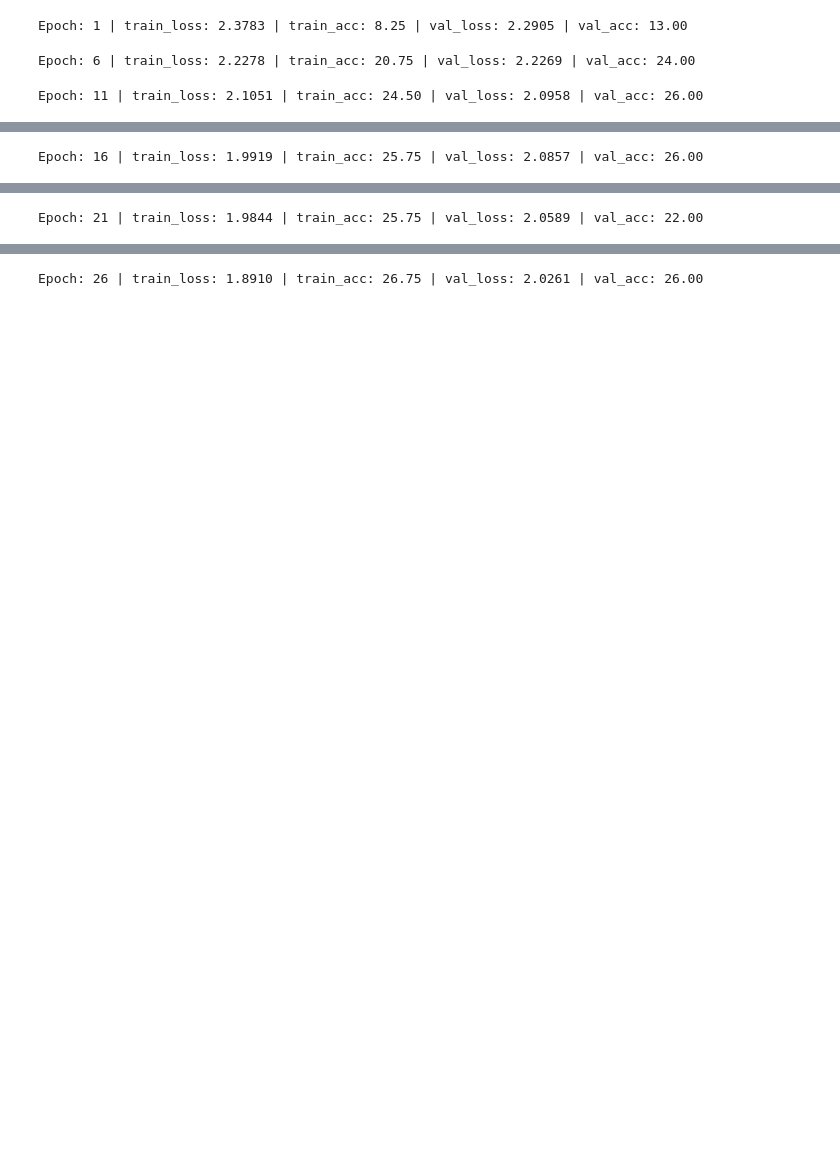
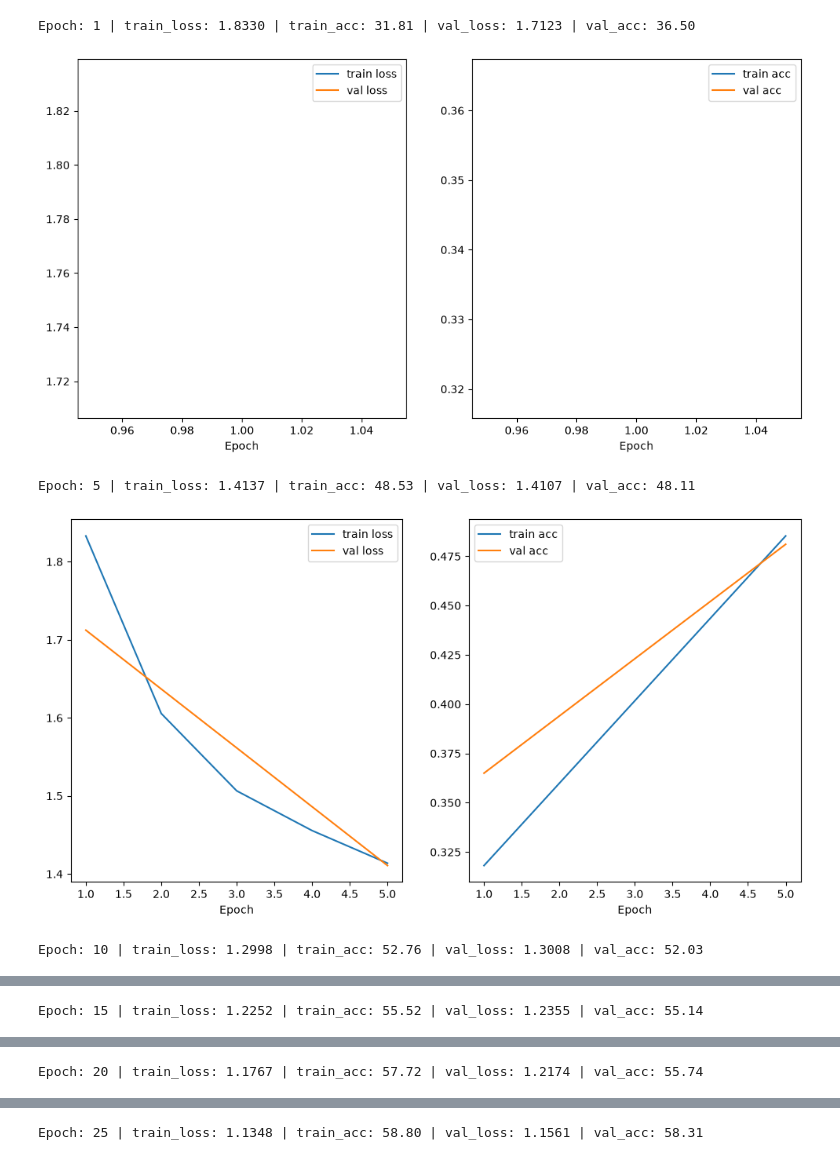
Before and after one commit to brien60/ViT, a Jupyter notebook: vit.ipynb, the cells around one changed output, grey strips where cells are left out. Cells and saved outputs as stored; diff of their text form; code cells hidden in the pictures; blank space fills up the shorter version.

Commit message:
add plotting

```diff
--- a/vit.ipynb
+++ b/vit.ipynb
@@ -12,7 +12,6 @@ from tqdm.auto import tqdm
 from vit import *
 from eval import *
 # %%
-
 
 device = "cuda" if torch.cuda.is_available() else "cpu"
 
@@ -21,7 +20,9 @@ transform = transforms.Compose([
     transforms.Normalize(
         mean=(0.4914, 0.4822, 0.4465),
         std=(0.2470, 0.2435, 0.2616)
-    )
+    ),
+    transforms.RandomCrop(32, padding=4),
+    transforms.RandomHorizontalFlip(p=0.5),
 ])
 
 
@@ -31,16 +32,12 @@ test_dataset = CIFAR10(root="data", train=False, transform=transform, download=T
 torch.manual_seed(42)
 
 val_ratio = 0.2
-# num_val_samples = int(val_ratio * len(train_dataset))
-# num_train_samples = len(train_dataset) - num_val_samples
-
-train_dataset = Subset(train_dataset, range(0, 500))
-num_val_samples = 100
-num_train_samples = 400
+num_val_samples = int(val_ratio * len(train_dataset))
+num_train_samples = len(train_dataset) - num_val_samples
 
 train_dataset, val_dataset = random_split(train_dataset, [num_train_samples, num_val_samples])
 
-batch_size = 128
+batch_size = 64
 
 train_dataloader = DataLoader(
     train_dataset,
@@ -64,16 +61,30 @@ config = ViTConfig()
 model = ViT(config).to(device)
 
 epochs = 500
-lr = 3e-4
-weight_decay = 1e-4
+lr = 1e-3
+weight_decay = 5e-2
 
-optimizer = torch.optim.AdamW(params=model.parameters(), lr=lr, weight_decay=weight_decay)
+optimizer = torch.optim.AdamW(
+    params=model.parameters(),
+    lr=lr,
+    weight_decay=weight_decay
+)
 
 scheduler = torch.optim.lr_scheduler.CosineAnnealingLR(
     optimizer,
     T_max=epochs
 )
 loss_fn = torch.nn.CrossEntropyLoss()
+
+train_losses = []
+val_losses = []
+
+train_accs = []
+val_accs = []
+
+train_epochs = []
+val_epochs = []
+
 
 for epoch in range(epochs):
     train_loss = 0.0
@@ -93,42 +104,71 @@ for epoch in range(epochs):
         loss = loss_fn(logits, y_train)
         train_loss += loss.item()
 
+
         loss.backward()
         optimizer.step()
 
-        if (epoch % 5 == 0):
+        if (epoch == 0 or (epoch+1) % 5 == 0):
             train_correct_preds += correct_preds(logits, y_train)
 
         pbar.update(len(x_train))
 
     pbar.close()
     scheduler.step()
 
+    train_losses.append(train_loss / len(train_dataloader))
+    train_epochs.append(epoch+1)
+
+
     val_correct_preds = 0
     val_loss = 0.0
 
 
-    if (epoch % 5 == 0):
+    if (epoch == 0 or (epoch+1) % 5 == 0):
         model.eval()
         for i, val_batch in enumerate(val_dataloader):
             x_val, y_val = val_batch
             x_val, y_val = x_val.to(device), y_val.to(device)
 
             logits = model(x_val)
 
             loss = loss_fn(logits, y_val)
             val_loss += loss.item()
 
             val_correct_preds += correct_preds(logits, y_val)
 
+        val_losses.append(val_loss / len(val_dataloader))
+        train_accs.append(train_correct_preds / num_train_samples)
+        val_accs.append(val_correct_preds / num_val_samples)
+        val_epochs.append(epoch+1)
+
         print(f"Epoch: {epoch+1} | "
               f"train_loss: {train_loss / len(train_dataloader) :.4f} | "
               f"train_acc: {100 * train_correct_preds / num_train_samples:.2f} | "
               f"val_loss: {val_loss / len(val_dataloader) :.4f} | "
               f"val_acc: {100 * val_correct_preds / num_val_samples :.2f}\n")
 
+
+        plt.figure(figsize = (12, 6))
+
+        plt.subplot(121)
+        plt.plot(train_epochs, train_losses, label = "train loss")
+        plt.plot(val_epochs, val_losses, label = "val loss")
+        plt.xlabel("Epoch")
+        plt.legend()
+
+        plt.subplot(122)
+        plt.plot(val_epochs, train_accs, label = "train acc")
+        plt.plot(val_epochs, val_accs, label = "val acc")
+        plt.xlabel("Epoch")
+        plt.legend()
+
+        plt.show()
+
 # LEARN: LR schedulers, pytorch broadcasting
 # %% [output]
-Epoch: 1 | train_loss: 2.3783 | train_acc: 8.25 | val_loss: 2.2905 | val_acc: 13.00
+Epoch: 1 | train_loss: 1.8330 | train_acc: 31.81 | val_loss: 1.7123 | val_acc: 36.50
+[figure, added]
-Epoch: 6 | train_loss: 2.2278 | train_acc: 20.75 | val_loss: 2.2269 | val_acc: 24.00
+Epoch: 5 | train_loss: 1.4137 | train_acc: 48.53 | val_loss: 1.4107 | val_acc: 48.11
+[figure, added]
-Epoch: 11 | train_loss: 2.1051 | train_acc: 24.50 | val_loss: 2.0958 | val_acc: 26.00
+Epoch: 10 | train_loss: 1.2998 | train_acc: 52.76 | val_loss: 1.3008 | val_acc: 52.03
@@ -135 +176 @@ Epoch: 11 | train_loss: 2.1051 | train_acc: 24.50 | val_loss: 2.0958 | val_acc:
-Epoch: 16 | train_loss: 1.9919 | train_acc: 25.75 | val_loss: 2.0857 | val_acc: 26.00
+Epoch: 15 | train_loss: 1.2252 | train_acc: 55.52 | val_loss: 1.2355 | val_acc: 55.14
@@ -136 +178 @@ Epoch: 16 | train_loss: 1.9919 | train_acc: 25.75 | val_loss: 2.0857 | val_acc:
-Epoch: 21 | train_loss: 1.9844 | train_acc: 25.75 | val_loss: 2.0589 | val_acc: 22.00
+Epoch: 20 | train_loss: 1.1767 | train_acc: 57.72 | val_loss: 1.2174 | val_acc: 55.74
@@ -137 +180 @@ Epoch: 21 | train_loss: 1.9844 | train_acc: 25.75 | val_loss: 2.0589 | val_acc:
-Epoch: 26 | train_loss: 1.8910 | train_acc: 26.75 | val_loss: 2.0261 | val_acc: 26.00
+Epoch: 25 | train_loss: 1.1348 | train_acc: 58.80 | val_loss: 1.1561 | val_acc: 58.31
```
Also changed, not shown: parts of 2 cells of this notebook, 1 other file.
